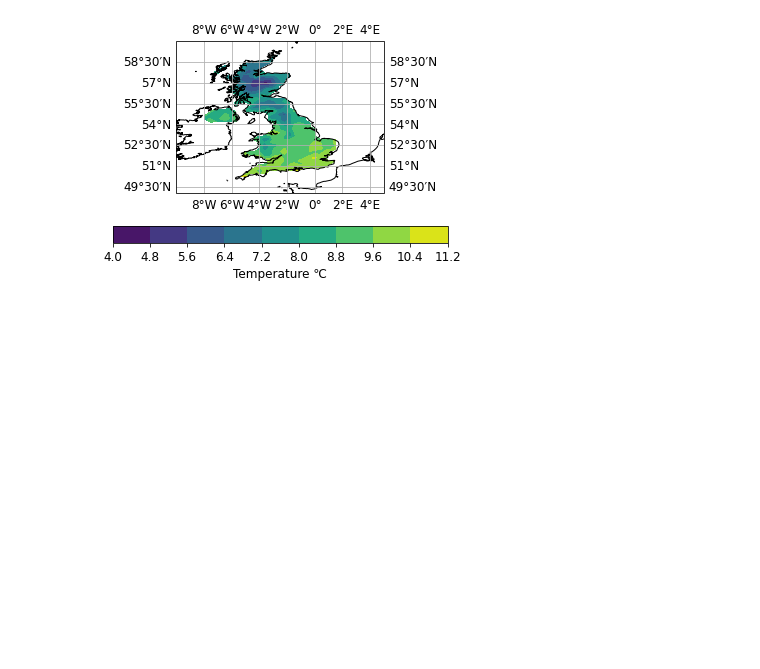
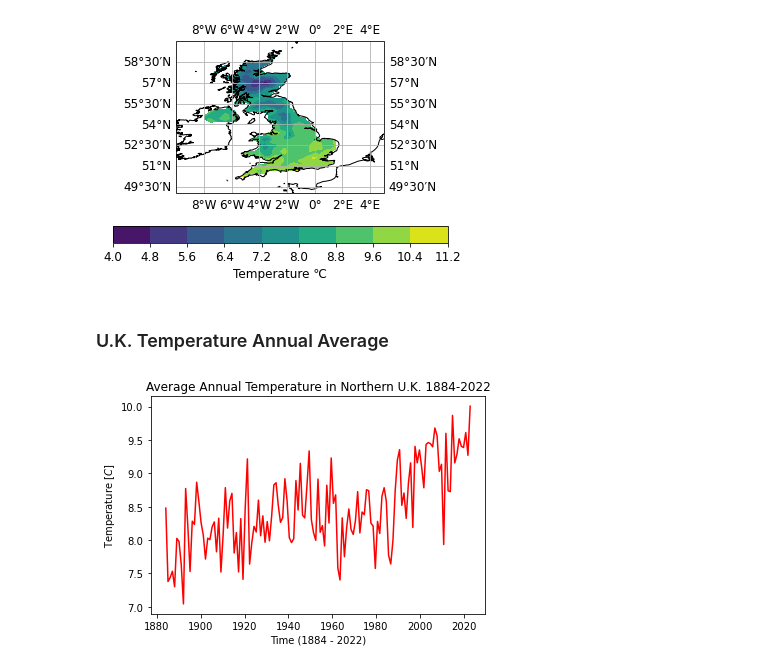
Before and after one commit to Iarla-Boyce/MSc-Project, a Jupyter notebook: 27-10.ipynb, the cells around one changed output. Cells and saved outputs as stored; diff of their text form; code cells hidden in the pictures; blank space fills up the shorter version.

Commit message:
North, South, East, West Temp code. Also a fancy map

```diff
--- a/27-10.ipynb
+++ b/27-10.ipynb
@@ -121,3 +121,32 @@ cbar.set_label(u"Temperature \u2103")
 plt.show()
 # %% [output]
 [figure]
+# %% [markdown]
+### U.K. Temperature Annual Average
+# %%
+import xarray as xr
+import numpy as np
+import matplotlib.pyplot as plt
+
+data = xr.open_mfdataset(r"C:\Users\iarla\OneDrive\Documents\MSc_Project\HadUK_data\25km_Month_Temp\*.nc", parallel=True)
+
+tas_array = np.array(data['tas'])
+time_array = np.array(data['time'])
+lat = np.array(data['latitude'])
+long = np.array(data['longitude'])
+
+#temp = block_reduce(tas_array, block_size=(12,1,1), func=np.mean, cval=np.mean(tas_array))
+num_years = 1668 // 12
+temp_reshaped = tas_array[:num_years * 12].reshape(num_years, 12, -1)
+
+temp_mean = np.nanmean(temp_reshaped, axis=(1, 2))
+
+time = np.linspace(1884,2023, 139)
+
+plt.plot(time, temp_mean, 'r')
+plt.xlabel('Time (1884 - 2022)')
+plt.ylabel('Temperature $[C]$')
+plt.title('Average Annual Temperature in Northern U.K. 1884-2022')
+plt.rcParams.update({'font.size': 12})
+# %% [output]
+[figure, added]
```
Also changed, not shown: parts of 4 cells of this notebook.
